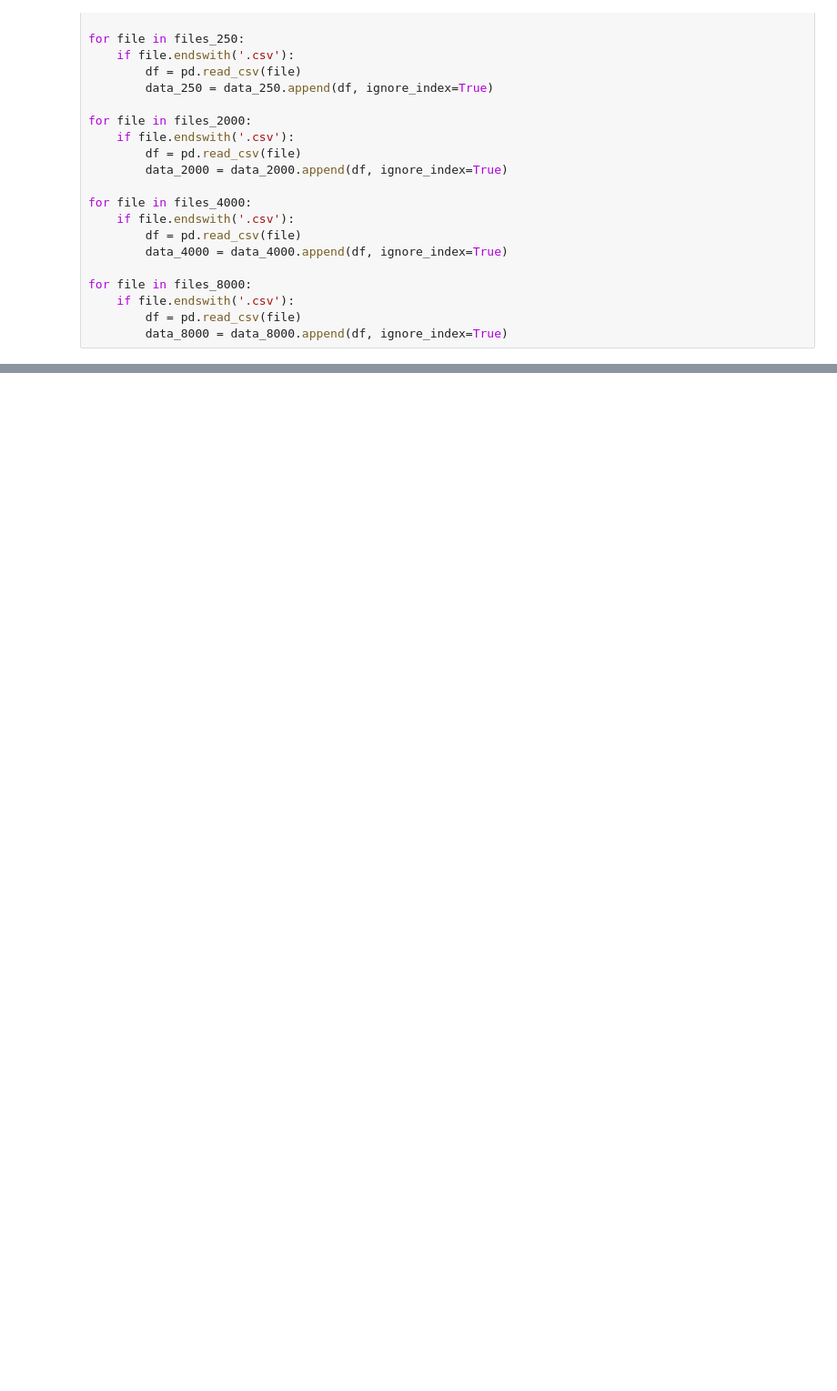
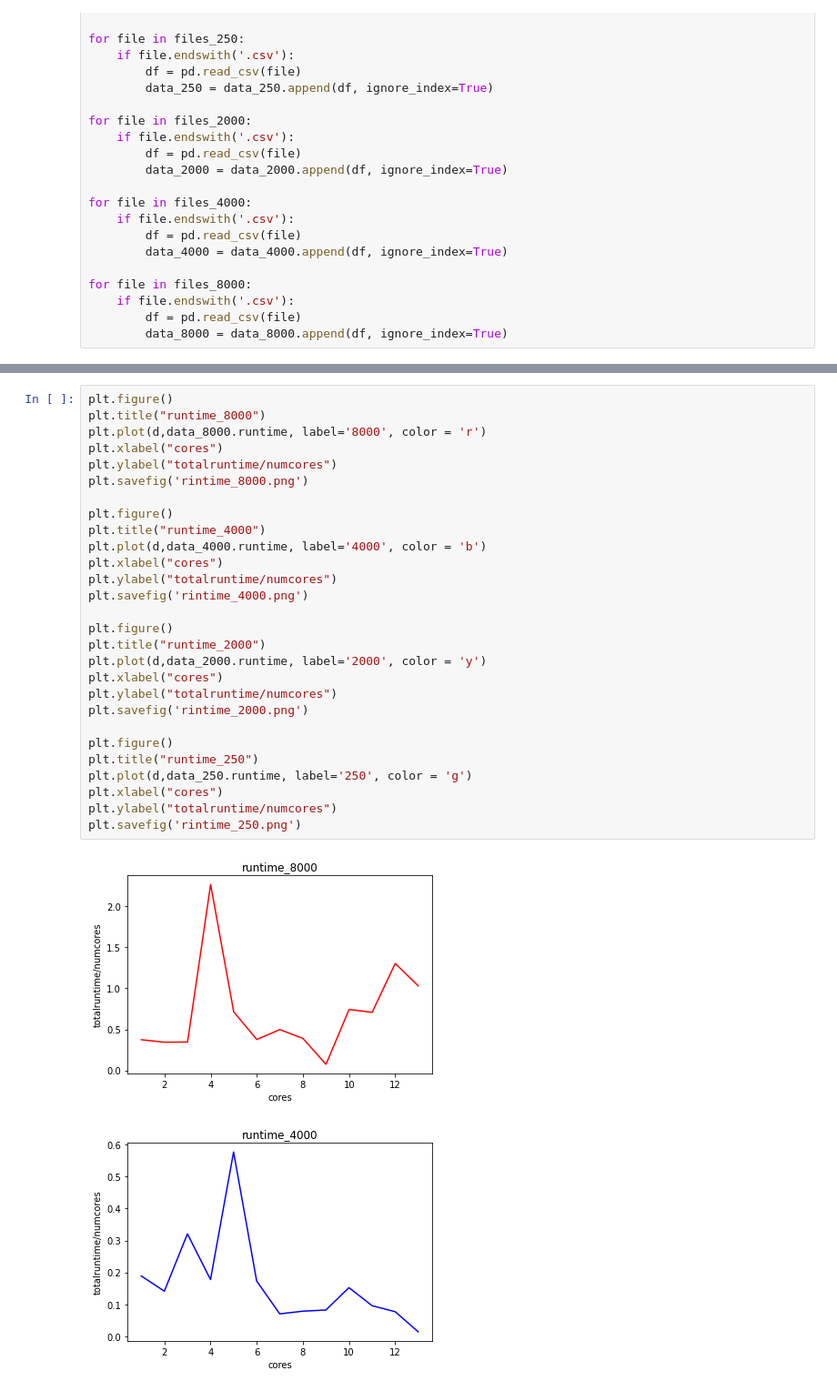
Before and after one commit to GenosW/NSSC2, a Jupyter notebook: exercise1/Alex/Task2/plots.ipynb, the cells around one changed output, grey strips where cells are left out. Shown at 91% size. Drawn from its saved outputs; the diff is of its cells as text; blank space fills up the shorter version.

```diff
--- a/exercise1/Alex/Task2/plots.ipynb
+++ b/exercise1/Alex/Task2/plots.ipynb
@@ -81,0 +85,31 @@ df
+# %%
+plt.figure()
+plt.title("runtime_8000")
+plt.plot(d,data_8000.runtime, label='8000', color = 'r')
+plt.xlabel("cores")
+plt.ylabel("totalruntime/numcores")
+plt.savefig('rintime_8000.png')
+
+plt.figure()
+plt.title("runtime_4000")
+plt.plot(d,data_4000.runtime, label='4000', color = 'b')
+plt.xlabel("cores")
+plt.ylabel("totalruntime/numcores")
+plt.savefig('rintime_4000.png')
+
+plt.figure()
+plt.title("runtime_2000")
+plt.plot(d,data_2000.runtime, label='2000', color = 'y')
+plt.xlabel("cores")
+plt.ylabel("totalruntime/numcores")
+plt.savefig('rintime_2000.png')
+
+plt.figure()
+plt.title("runtime_250")
+plt.plot(d,data_250.runtime, label='250', color = 'g')
+plt.xlabel("cores")
+plt.ylabel("totalruntime/numcores")
+plt.savefig('rintime_250.png')
+# %% [output]
+[figure, added]
+[figure, added]
```
Also changed, not shown: parts of 7 cells of this notebook, 59 other files.
